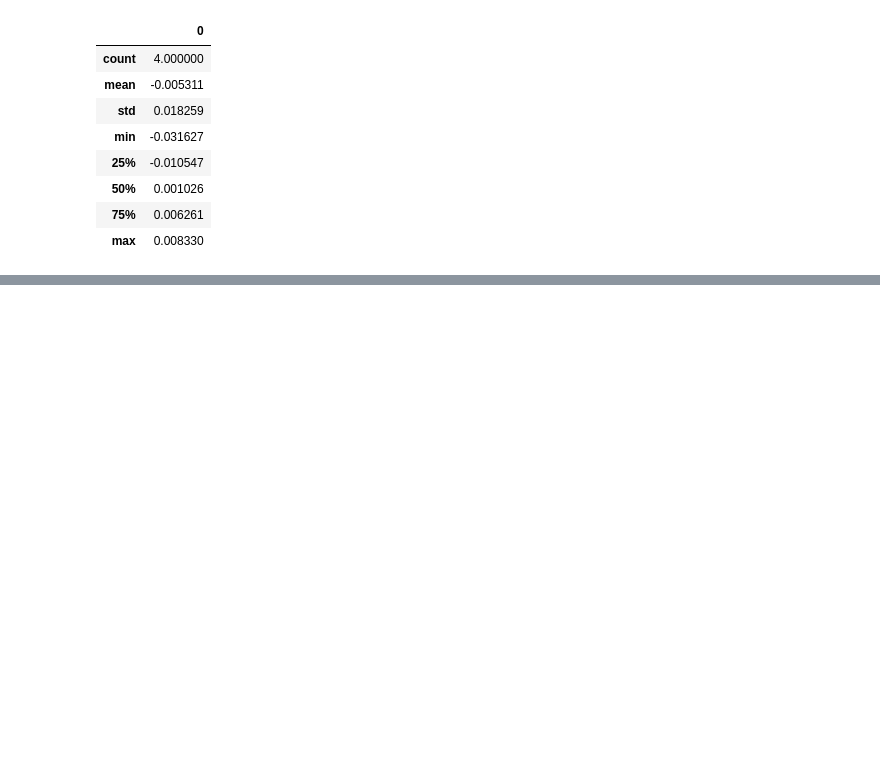
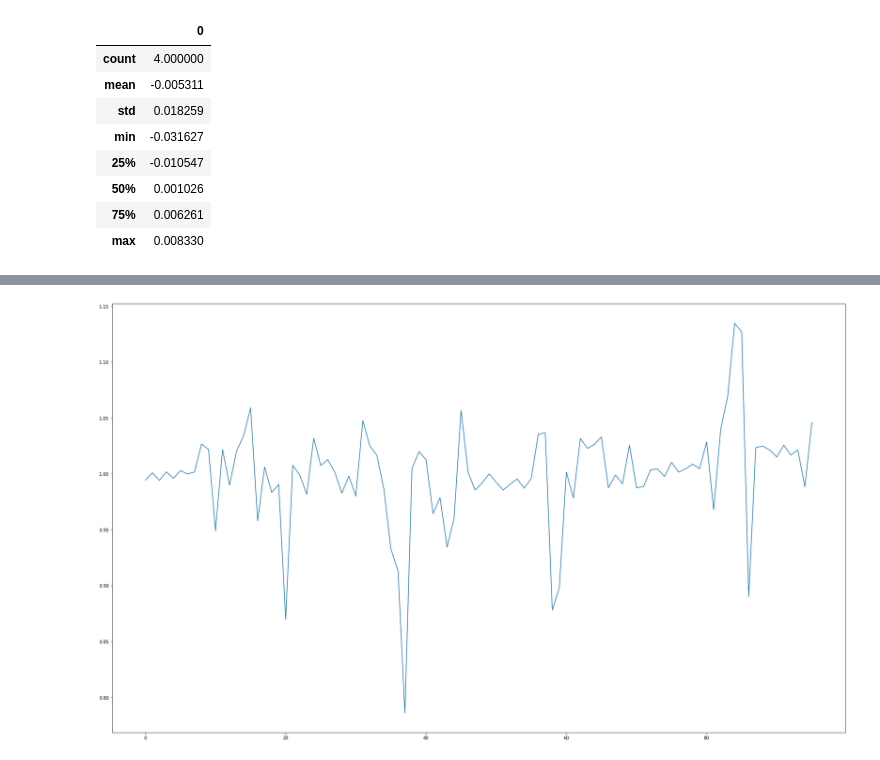
Before and after one commit to KamerC1/Smart_Application_Bio, a Jupyter notebook: notebooks/Asimmetry index range.ipynb, the cells around one changed output, grey strips where cells are left out. Saved outputs shown, nothing was run; the diff lists cells and outputs as text; code cells hidden in the pictures; blank space fills up the shorter version.

```diff
--- a/notebooks/Asimmetry index range.ipynb
+++ b/notebooks/Asimmetry index range.ipynb
@@ -255,0 +253,28 @@ plt.show()
+# %%
+mean_BUAI_hourly = []
+mean_BUAI_daily = []
+# Iterazione attraverso i dati
+for i in range(0, 192):
+    # Calcolo della media sull'intervallo specificato
+    media_intervallo = np.mean(BAUI[288000*i+1 : 288000*i+2])
+
+
+    # Aggiunta della media alla lista mean_AI utilizzando append()
+    mean_BUAI_hourly.append(media_intervallo)
+
+for i in range(0, 4):
+    # Calcolo della media sull'intervallo specificato
+    media_intervallo = np.mean(BAUI[6912000*i+1 : 6912000*i+2])
+
+
+    # Aggiunta della media alla lista mean_AI utilizzando append()
+    mean_BUAI_daily.append(media_intervallo)
+# %%
+df_BUAImh=pd.DataFrame(mean_BUAI_hourly)
+df_BUAImd=pd.DataFrame(mean_BUAI_daily)
+# %%
+plt.figure(figsize=(30,18))
+plt.plot(df_BUAImh)
+plt.show()
+# %% [output]
+[figure, added]
```
Also changed, not shown: parts of 11 cells of this notebook.
